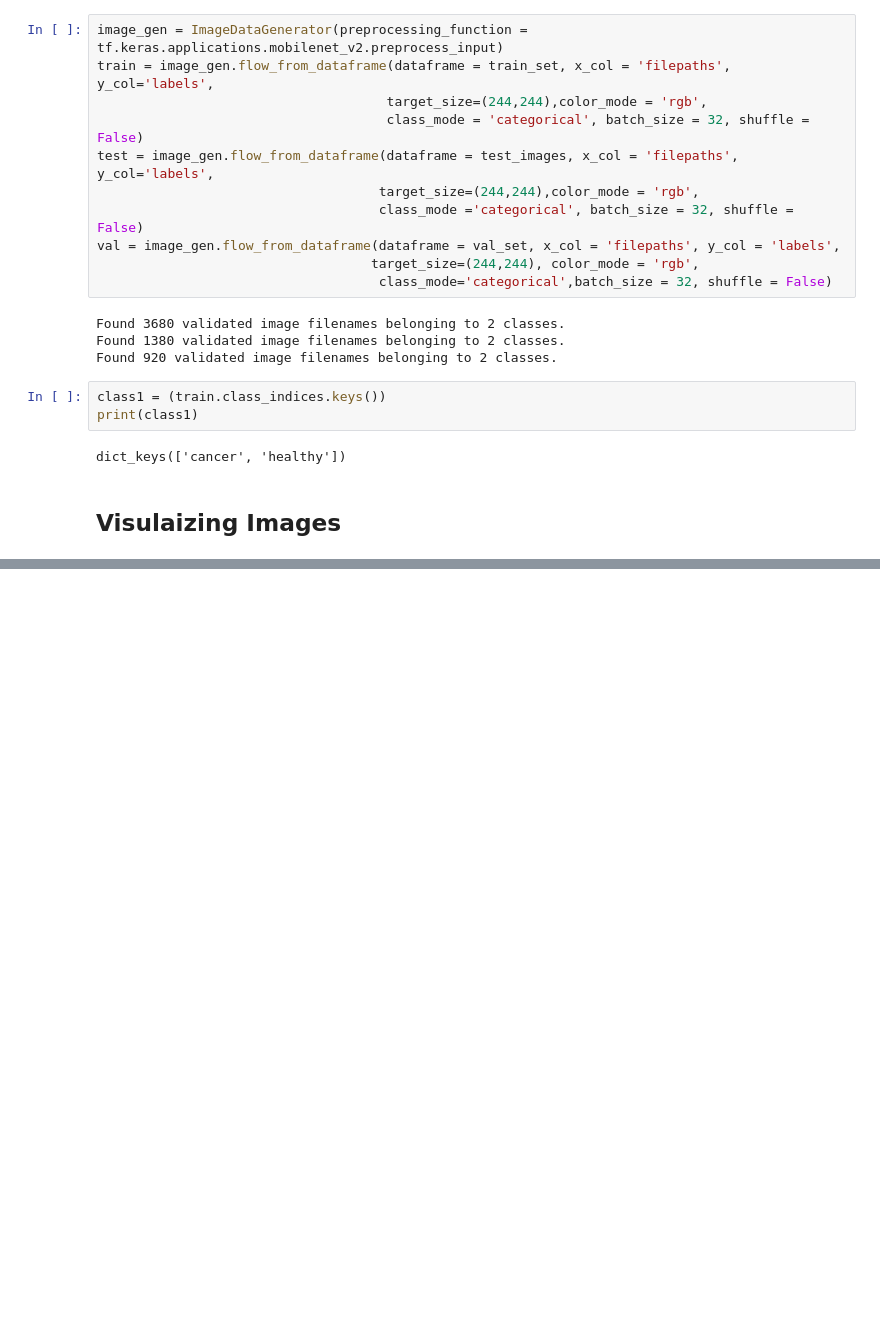
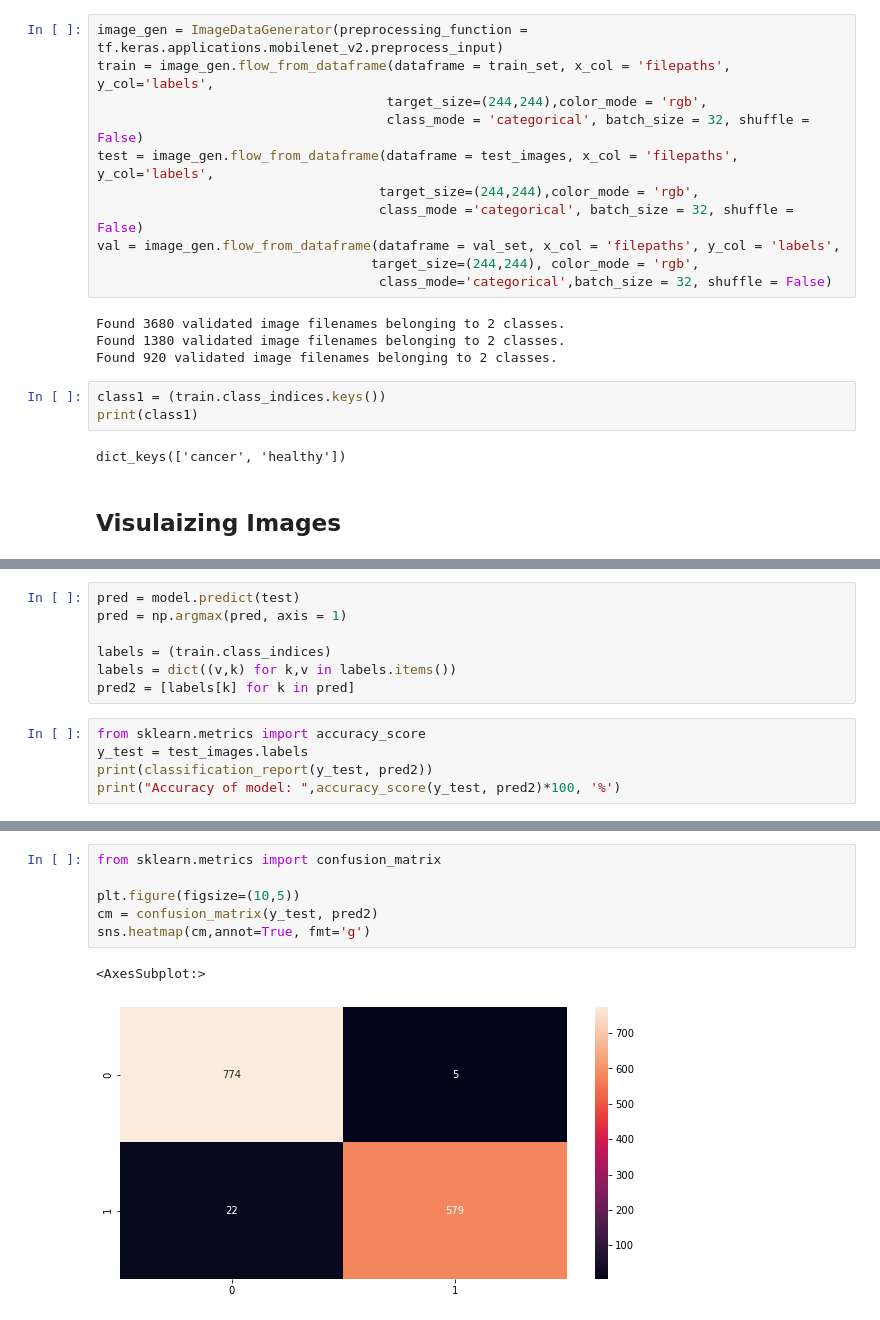
Before and after one commit to Sannan-Uzair/brain-tumor-98--accuracy, a Jupyter notebook: brain tumor classification.ipynb, the cells around one changed output, grey strips where cells are left out. Drawn from its saved outputs; the diff is of its cells as text; blank space fills up the shorter version.

```diff
--- a/brain tumor classification.ipynb
+++ b/brain tumor classification.ipynb
@@ -111,0 +211,12 @@ plt.show()
+# %%
+pred = model.predict(test)
+pred = np.argmax(pred, axis = 1)
+
+labels = (train.class_indices)
+labels = dict((v,k) for k,v in labels.items())
+pred2 = [labels[k] for k in pred]
+# %%
+from sklearn.metrics import accuracy_score
+y_test = test_images.labels
+print(classification_report(y_test, pred2))
+print("Accuracy of model: ",accuracy_score(y_test, pred2)*100, '%')
@@ -111,0 +234,9 @@ plt.show()
+# %%
+from sklearn.metrics import confusion_matrix
+
+plt.figure(figsize=(10,5))
+cm = confusion_matrix(y_test, pred2)
+sns.heatmap(cm,annot=True, fmt='g')
+# %% [output]
+<AxesSubplot:>
+[figure, added]
```
Also changed, not shown: parts of 11 cells of this notebook.
